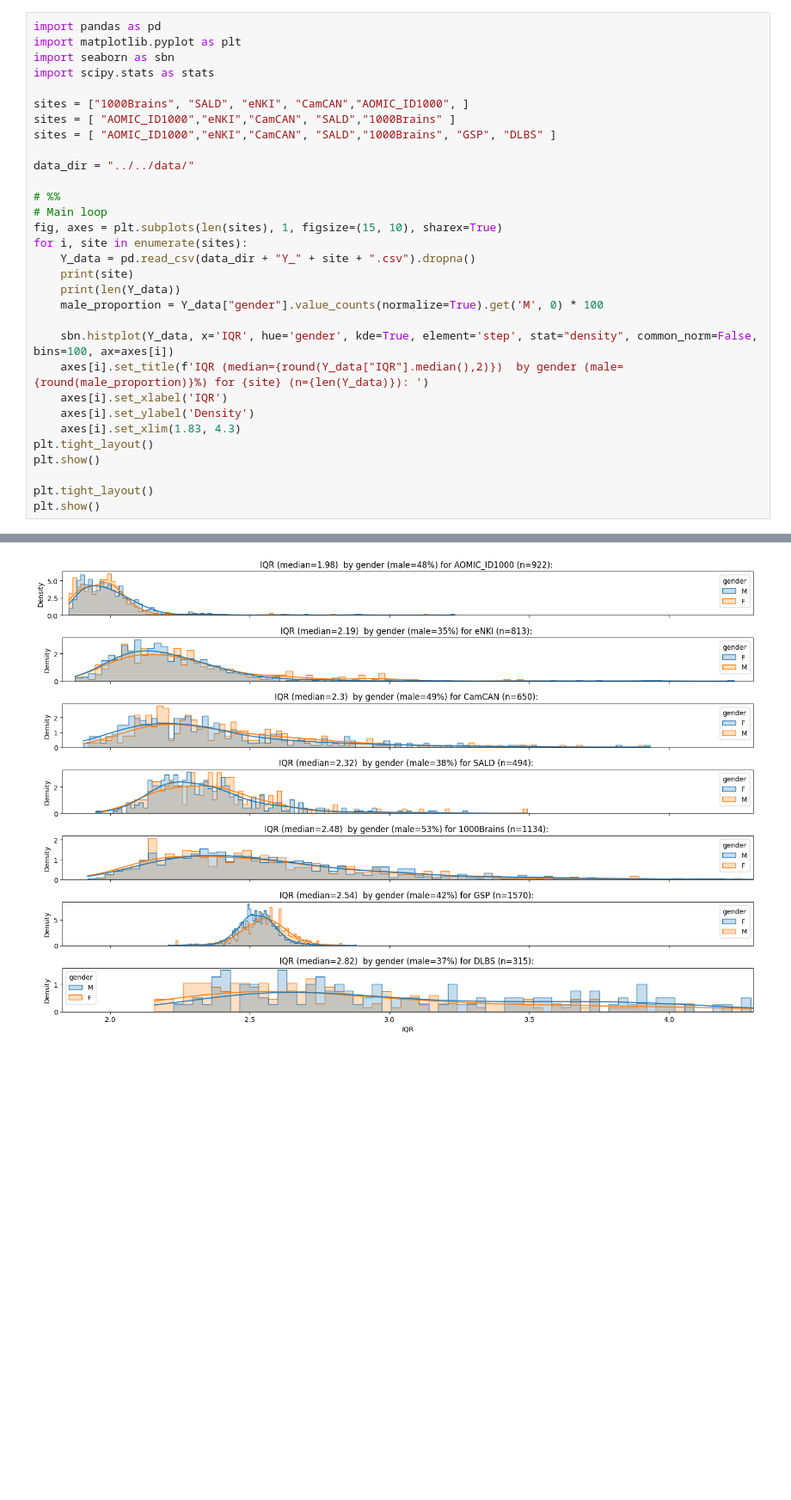
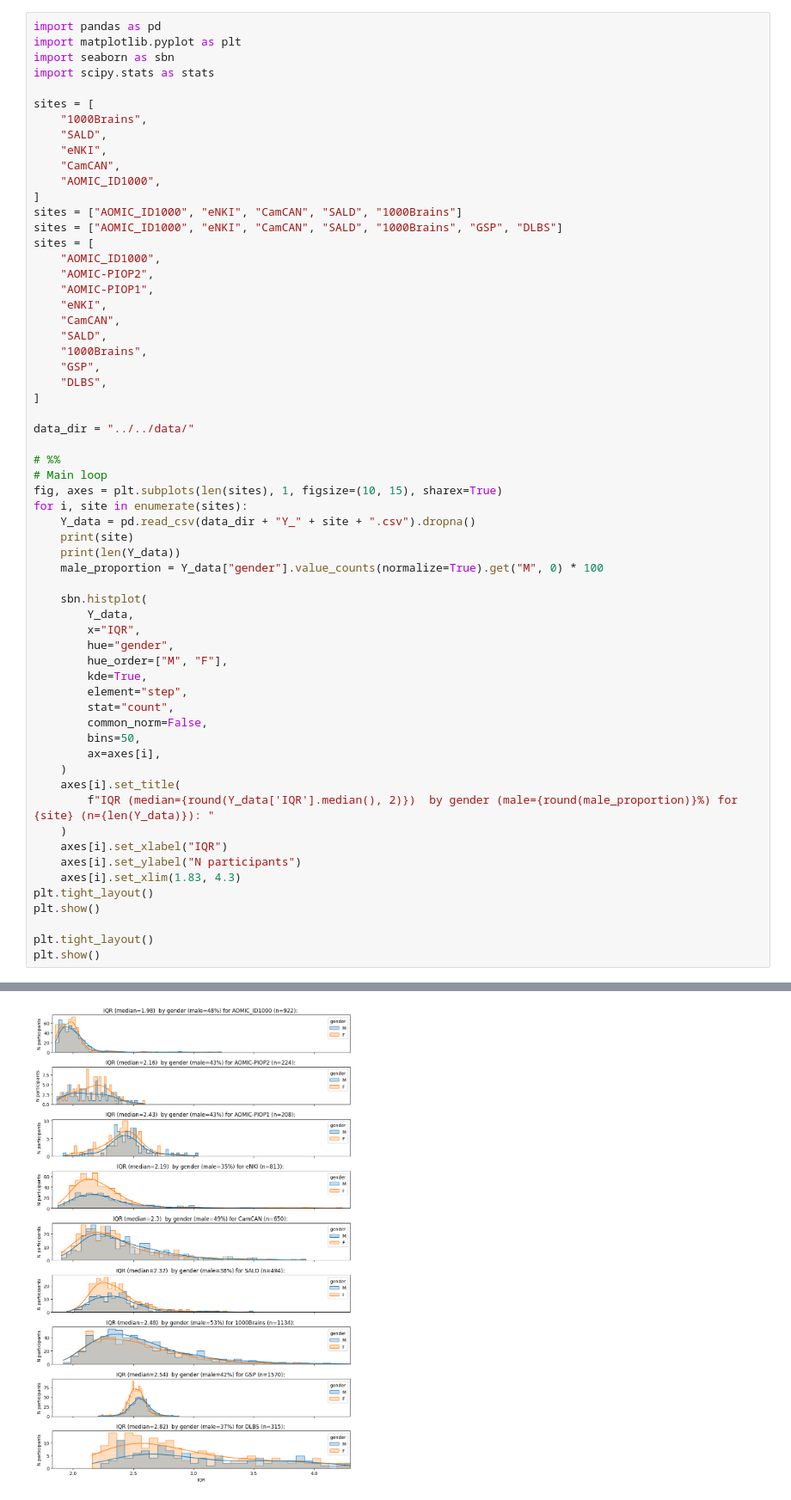
Before and after one commit to N-Nieto/QC, a Jupyter notebook: code/plots/whole_data_QC_distribution.ipynb, the cells around one changed output, grey strips where cells are left out. Shown: that part at 86% size. Drawn from its saved outputs; the diff is of its cells as text; blank space fills up the shorter version.

Commit message:
plots + cleaning scripts

```diff
--- a/code/plots/whole_data_QC_distribution.ipynb
+++ b/code/plots/whole_data_QC_distribution.ipynb
@@ -4,25 +4,55 @@ import matplotlib.pyplot as plt
 import seaborn as sbn
 import scipy.stats as stats
 
-sites = ["1000Brains", "SALD", "eNKI", "CamCAN","AOMIC_ID1000", ]
-sites = [ "AOMIC_ID1000","eNKI","CamCAN", "SALD","1000Brains" ]
-sites = [ "AOMIC_ID1000","eNKI","CamCAN", "SALD","1000Brains", "GSP", "DLBS" ]
+sites = [
+    "1000Brains",
+    "SALD",
+    "eNKI",
+    "CamCAN",
+    "AOMIC_ID1000",
+]
+sites = ["AOMIC_ID1000", "eNKI", "CamCAN", "SALD", "1000Brains"]
+sites = ["AOMIC_ID1000", "eNKI", "CamCAN", "SALD", "1000Brains", "GSP", "DLBS"]
+sites = [
+    "AOMIC_ID1000",
+    "AOMIC-PIOP2",
+    "AOMIC-PIOP1",
+    "eNKI",
+    "CamCAN",
+    "SALD",
+    "1000Brains",
+    "GSP",
+    "DLBS",
+]
 
 data_dir = "../../data/"
 
 # %%
 # Main loop
-fig, axes = plt.subplots(len(sites), 1, figsize=(15, 10), sharex=True)
+fig, axes = plt.subplots(len(sites), 1, figsize=(10, 15), sharex=True)
 for i, site in enumerate(sites):
     Y_data = pd.read_csv(data_dir + "Y_" + site + ".csv").dropna()
     print(site)
     print(len(Y_data))
-    male_proportion = Y_data["gender"].value_counts(normalize=True).get('M', 0) * 100
+    male_proportion = Y_data["gender"].value_counts(normalize=True).get("M", 0) * 100
 
-    sbn.histplot(Y_data, x='IQR', hue='gender', kde=True, element='step', stat="density", common_norm=False, bins=100, ax=axes[i])
-    axes[i].set_title(f'IQR (median={round(Y_data["IQR"].median(),2)})  by gender (male={round(male_proportion)}%) for {site} (n={len(Y_data)}): ')
-    axes[i].set_xlabel('IQR')
-    axes[i].set_ylabel('Density')
+    sbn.histplot(
+        Y_data,
+        x="IQR",
+        hue="gender",
+        hue_order=["M", "F"],
+        kde=True,
+        element="step",
+        stat="count",
+        common_norm=False,
+        bins=50,
+        ax=axes[i],
+    )
+    axes[i].set_title(
+        f"IQR (median={round(Y_data['IQR'].median(), 2)})  by gender (male={round(male_proportion)}%) for {site} (n={len(Y_data)}): "
+    )
+    axes[i].set_xlabel("IQR")
+    axes[i].set_ylabel("N participants")
     axes[i].set_xlim(1.83, 4.3)
 plt.tight_layout()
 plt.show()
@@ -35,16 +69,16 @@ AOMIC_ID1000
 eNKI
 813
 CamCAN
 650
 SALD
 494
 1000Brains
 1134
 GSP
 1570
 DLBS
 315
-[figure, old version]
+[figure, new version]
 <Figure size 640x480 with 0 Axes>
 # %%
 import pandas as pd
```
Also changed, not shown: parts of 5 cells of this notebook, 2 other files.
